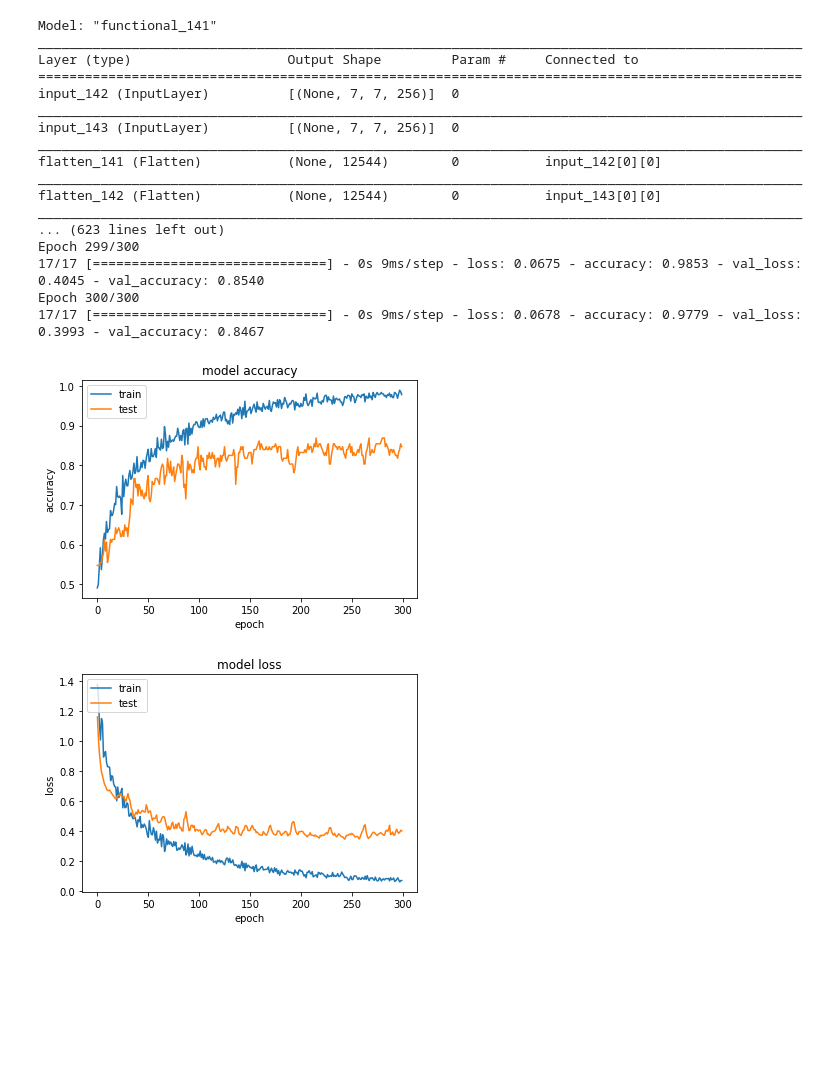
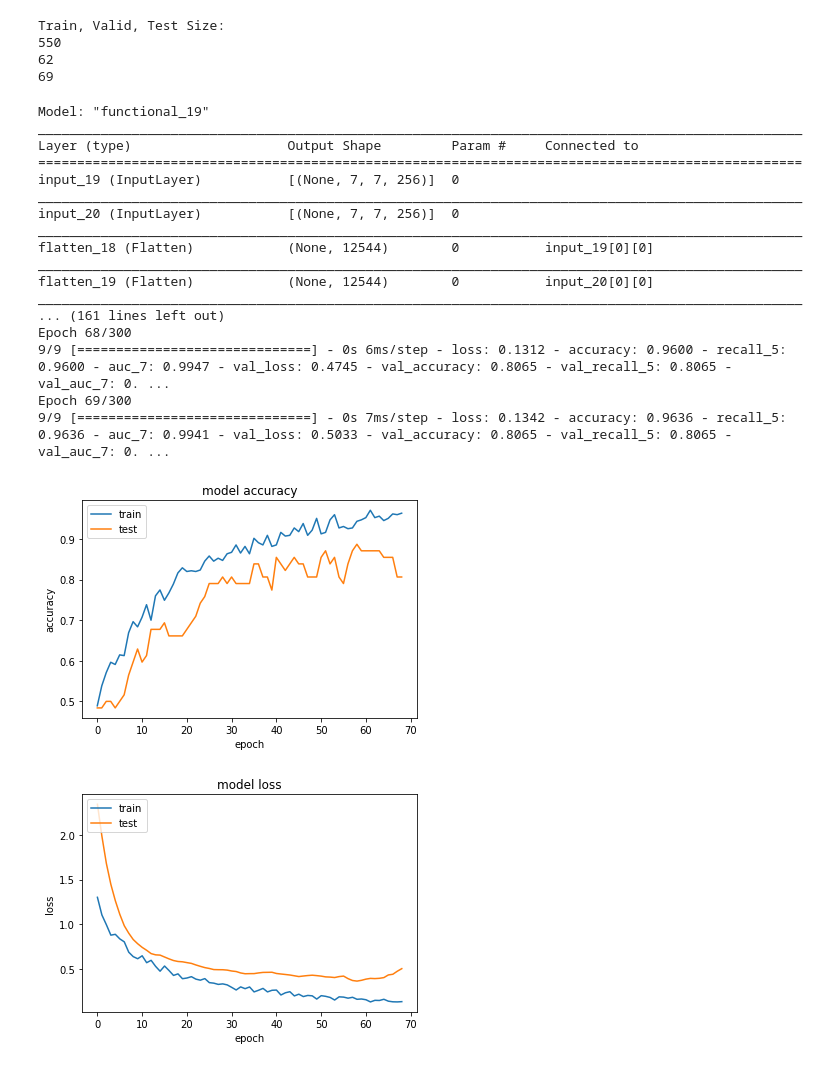
Before and after one commit to andthezhang/ProductivityTracker, a Jupyter notebook: backend/train.ipynb, the cells around one changed output. Saved outputs shown, nothing was run; the diff lists cells and outputs as text; code cells hidden in the pictures; blank space fills up the shorter version.

Commit message:
Update training notebook, Remove training script

```diff
--- a/backend/train.ipynb
+++ b/backend/train.ipynb
@@ -1,85 +1,100 @@
+# %%
+from tensorflow import keras
+import tensorflow as tf
+import numpy as np
+from keras.layers.normalization import BatchNormalization
+from keras.callbacks import EarlyStopping, ModelCheckpoint
+from sklearn.model_selection import train_test_split
+import matplotlib.pyplot as plt
+
+xs_face = np.load("saved_npy/xs_face_no_pose.npy")
+xs = np.load("saved_npy/xs_no_pose.npy")
+ys = np.load("saved_npy/ys_no_pose.npy")
+
+xs_face_train, xs_face_test, xs_train, xs_test, ys_train, ys_test  = train_test_split(xs_face, xs, ys, test_size=0.1, random_state=42)
+xs_face_train, xs_face_valid, xs_train, xs_valid, ys_train, ys_valid  = train_test_split(xs_face_train, xs_train, ys_train, test_size=0.1, random_state=42)
+
+print("Train, Valid, Test Size:")
+print(xs_face_train.shape[0])
+print(xs_face_valid.shape[0])
+print(xs_face_test.shape[0])
+# %% [output]
+Train, Valid, Test Size:
+550
+62
+69
 # %%
-from tensorflow import keras
-import tensorflow as tf
-import numpy as np
-from keras.layers.normalization import BatchNormalization
-from sklearn.model_selection import train_test_split
-import matplotlib.pyplot as plt
-
-xs_face = np.load("saved_data/no_pose/xs_face_no_pose.npy")
-xs = np.load("saved_data/no_pose/xs_no_pose.npy")
-ys = np.load("saved_data/no_pose/ys_no_pose.npy")
-
-xs_face_train, xs_face_test, xs_train, xs_test, ys_train, ys_test  = train_test_split(xs_face, xs, ys, test_size=0.2, random_state=42)
 # Face.
 faceInput = keras.layers.Input(shape=(7,7,256,))
 flattenFace = keras.layers.Flatten()(faceInput)
-denseFace = keras.layers.Dense(128, activation='relu')(flattenFace)
+denseFace = keras.layers.Dense(64, activation='relu')(flattenFace)
 denseFace = BatchNormalization()(denseFace)
-denseFace = keras.layers.Dropout(0.5)(denseFace)
+denseFace = keras.layers.Dropout(0.2)(denseFace)
 
 
 # Pose.
 embedInput = keras.layers.Input(shape=(7,7,256,))
 flattenEmbed = keras.layers.Flatten()(embedInput)
-denseEmbed = keras.layers.Dense(128, activation='relu')(flattenEmbed)
+denseEmbed = keras.layers.Dense(64, activation='relu')(flattenEmbed)
 denseEmbed = BatchNormalization()(denseEmbed)
-denseEmbed = keras.layers.Dropout(0.5)(denseEmbed)
+denseEmbed = keras.layers.Dropout(0.2)(denseEmbed)
 
 
 # Concat feature and pass to output layer.
 merged = keras.layers.Concatenate(axis=1)([denseFace, denseEmbed])
 merged = keras.layers.Dense(32, activation='relu')(merged)
 merged = BatchNormalization()(merged)
-merged = keras.layers.Dropout(0.5)(merged)
+merged = keras.layers.Dropout(0.2)(merged)
 
 output = keras.layers.Dense(2, activation='softmax', use_bias=False)(merged)
 model = keras.models.Model(inputs=[faceInput, embedInput], outputs=output)
 
+callbacks = [EarlyStopping(monitor='val_loss', patience=10), ModelCheckpoint(filepath='saved_models/best_model', monitor='val_loss', save_best_only=True)]
 model.compile(loss='categorical_crossentropy',
               optimizer=keras.optimizers.Adam(learning_rate=0.00001),
-              metrics=['accuracy'])
+              metrics=['accuracy', tf.keras.metrics.Recall(), tf.keras.metrics.AUC()])
 model.summary()
 history = model.fit(
     [xs_face_train, xs_train],
     ys_train,
-    batch_size=32,
+    batch_size=64,
     epochs=300,
-    validation_data=([xs_face_test, xs_test], ys_test)
+    validation_data=([xs_face_valid, xs_valid], ys_valid),
+    callbacks=callbacks,
 )
 # summarize history for accuracy
 plt.plot(history.history['accuracy'])
 plt.plot(history.history['val_accuracy'])
 plt.title('model accuracy')
 plt.ylabel('accuracy')
 plt.xlabel('epoch')
 plt.legend(['train', 'test'], loc='upper left')
 plt.show()
 # summarize history for loss
 plt.plot(history.history['loss'])
 plt.plot(history.history['val_loss'])
 plt.title('model loss')
 plt.ylabel('loss')
 plt.xlabel('epoch')
 plt.legend(['train', 'test'], loc='upper left')
 plt.show()
 # %% [output]
-Model: "functional_141"
+Model: "functional_19"
 __________________________________________________________________________________________________
 Layer (type)                    Output Shape         Param #     Connected to
 ==================================================================================================
-input_142 (InputLayer)          [(None, 7, 7, 256)]  0
+input_19 (InputLayer)           [(None, 7, 7, 256)]  0
 __________________________________________________________________________________________________
-input_143 (InputLayer)          [(None, 7, 7, 256)]  0
+input_20 (InputLayer)           [(None, 7, 7, 256)]  0
 __________________________________________________________________________________________________
-flatten_141 (Flatten)           (None, 12544)        0           input_142[0][0]
+flatten_18 (Flatten)            (None, 12544)        0           input_19[0][0]
 __________________________________________________________________________________________________
-flatten_142 (Flatten)           (None, 12544)        0           input_143[0][0]
+flatten_19 (Flatten)            (None, 12544)        0           input_20[0][0]
 __________________________________________________________________________________________________
-... (623 lines left out)
-Epoch 299/300
-17/17 [==============================] - 0s 9ms/step - loss: 0.0675 - accuracy: 0.9853 - val_loss: 0.4045 - val_accuracy: 0.8540
-Epoch 300/300
-17/17 [==============================] - 0s 9ms/step - loss: 0.0678 - accuracy: 0.9779 - val_loss: 0.3993 - val_accuracy: 0.8467
+... (161 lines left out)
+Epoch 68/300
+9/9 [==============================] - 0s 6ms/step - loss: 0.1312 - accuracy: 0.9600 - recall_5: 0.9600 - auc_7: 0.9947 - val_loss: 0.4745 - val_accuracy: 0.8065 - val_recall_5: 0.8065 - val_auc_7: 0. ...
+Epoch 69/300
+9/9 [==============================] - 0s 7ms/step - loss: 0.1342 - accuracy: 0.9636 - recall_5: 0.9636 - auc_7: 0.9941 - val_loss: 0.5033 - val_accuracy: 0.8065 - val_recall_5: 0.8065 - val_auc_7: 0. ...
-[figure, old version]
+[figure, new version]
-[figure, old version]
+[figure, new version]
```
Also changed, not shown: parts of 2 cells of this notebook, 1 other file.
